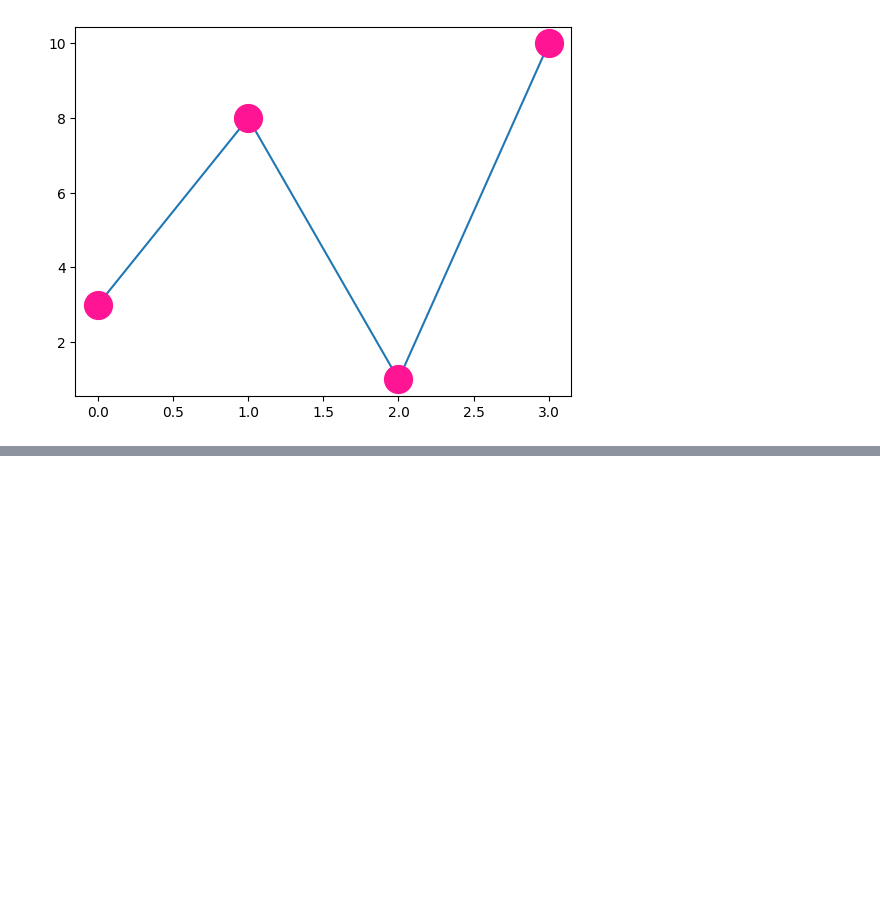
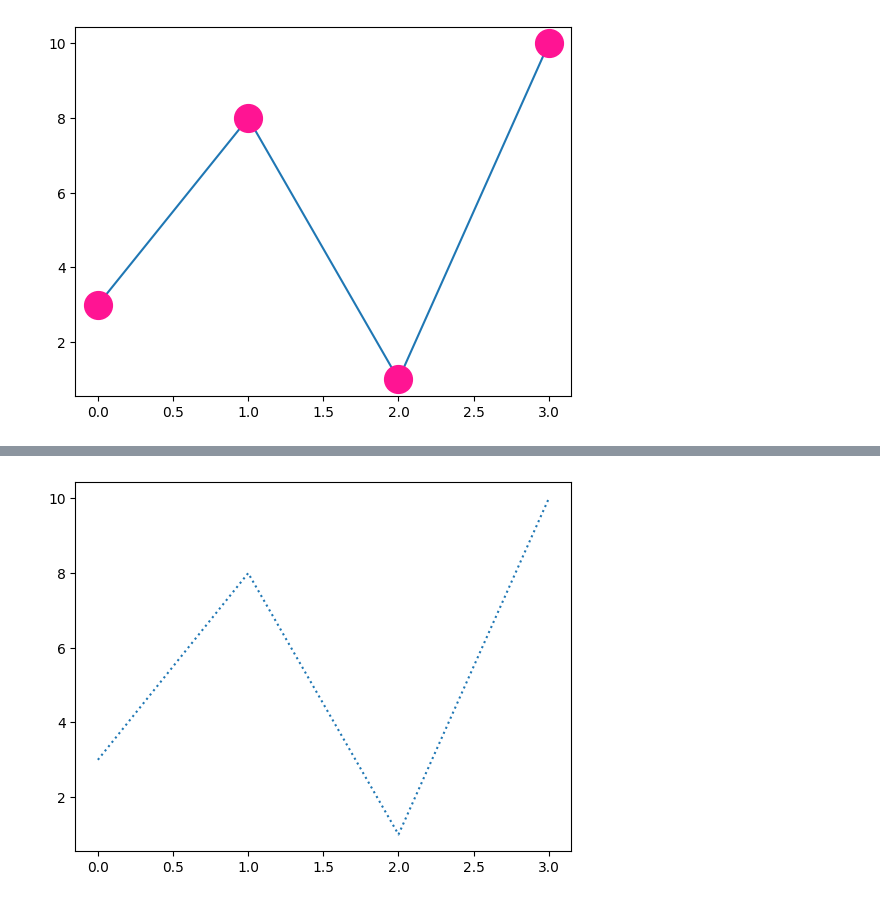
Before and after one commit to Krriisshna/InternshipBharatSkillz, a Jupyter notebook: DataAnalysis/Matplotlib.ipynb, the cells around one changed output, grey strips where cells are left out. Cells and saved outputs as stored; diff of their text form; code cells hidden in the pictures; blank space fills up the shorter version.

```diff
--- a/DataAnalysis/Matplotlib.ipynb
+++ b/DataAnalysis/Matplotlib.ipynb
@@ -94,0 +105,5 @@ plt.show()
+# %%
+plt.plot(ypoints, ls = ':')
+plt.show()
+# %% [output]
+[figure, added]
```
Also changed, not shown: parts of 31 cells of this notebook.
